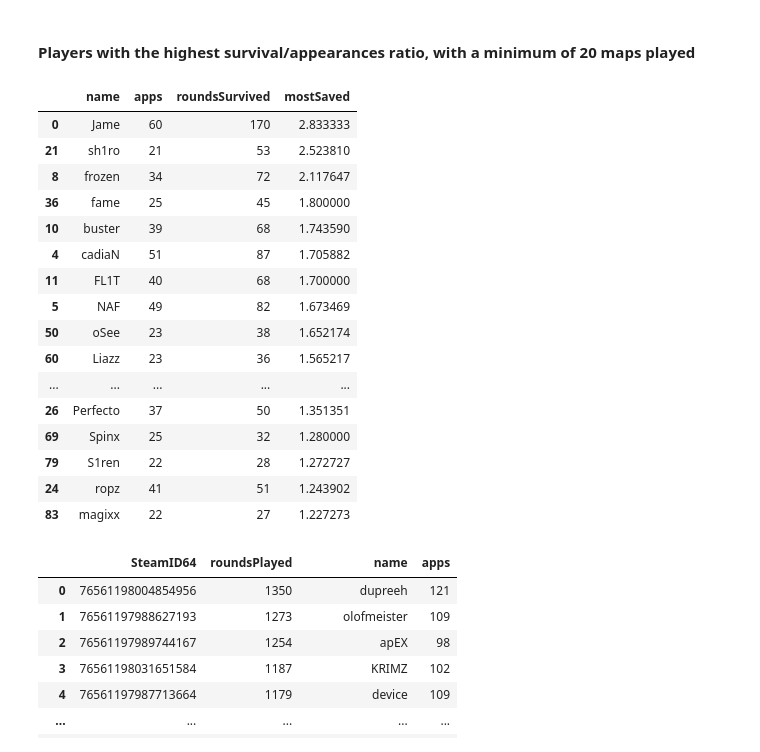
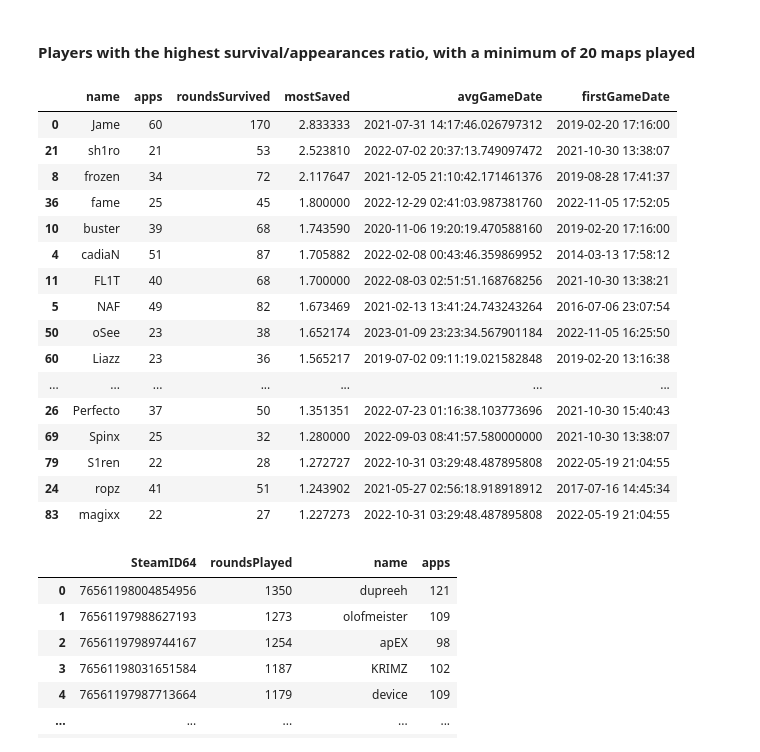
Before and after one commit to bevan-philip/have-cs-rounds-become-slower, a Jupyter notebook: analysis.ipynb, the cells around one changed output. Cells and saved outputs as stored; diff of their text form; code cells hidden in the pictures.

```diff
--- a/analysis.ipynb
+++ b/analysis.ipynb
@@ -30,6 +32,7 @@ csgo_df['lastKillToEndS'] = csgo_df['lastKillToEnd']/csgo_df['tickrate']
 csgo_df["team_a_players"] = csgo_df.team_a_players.apply(lambda x: sorted(map(int, x[1:-1].split(','))))
 csgo_df["team_b_players"] = csgo_df.team_b_players.apply(lambda x: sorted(map(int, x[1:-1].split(','))))
 csgo_df["losingPlayers"] = np.where(csgo_df["losingTeamName"] == csgo_df["team_a"],  csgo_df["team_a_players"], csgo_df["team_b_players"])
+csgo_df["players"] = csgo_df["team_a_players"] + csgo_df["team_b_players"]
 
 # Converting nade/kill ticks into relative datapoints
 csgo_df['heTicks'] = csgo_df.heTicks.apply(lambda x: sorted(map(int, x[1:-1].split(','))) if x != "null" else [])
@@ -129,3 +142,9 @@ moloG.plot()
+# %%
+time = csgo_df[["players", "timeUnix"]].explode("players").groupby("players").agg(list)
+time["avgGameDate"] = time["timeUnix"].apply(np.mean)
+time["firstGameDate"] = time["timeUnix"].apply(lambda x: sorted(x)[0])
+# time["avgGameDate"] = time["avgGameDate"].apply(lambda x: pd.to_datetime(x, unit='s'))
+time = time[["avgGameDate", "firstGameDate"]]
 # %% [markdown]
 ### Calculating the players that save the most
 # %%
@@ -159,5 +178,5 @@ survivingRounds.losingPlayers.explode().value_counts().to_frame().reset_index().
 #### Players that have saved the most
 # %%
 csgo_df["survivingPlayers"] = csgo_df.survivingPlayers.apply(lambda x: sorted(map(int, x[1:-1].split(','))) if x != 'null' else None)
-savingPlayers = csgo_df.survivingPlayers.explode().value_counts().to_frame().reset_index(names="SteamID64").rename(columns={"survivingPlayers": "roundsSurvived"}).merge(players_df)
+savingPlayers = csgo_df.survivingPlayers.explode().value_counts().to_frame().reset_index(names="SteamID64").rename(columns={"survivingPlayers": "roundsSurvived"}).merge(players_df).merge(time, left_on="SteamID64", right_on="players")
 # %%
@@ -183,0 +201,4 @@ savingPlayers['mostSaved'] = savingPlayers['roundsSurvived']/savingPlayers['apps
+# %%
+savingPlayers['mostSaved'] = savingPlayers['roundsSurvived']/savingPlayers['apps']
+savingPlayers["avgGameDate"] = savingPlayers["avgGameDate"].apply(lambda x: pd.to_datetime(x, unit='s'))
+savingPlayers["firstGameDate"] = savingPlayers["firstGameDate"].apply(lambda x: pd.to_datetime(x, unit='s'))
@@ -206,25 +248,25 @@ savingPlayers.loc[savingPlayers['apps'] > 20 ].sort_values(by='mostSaved').head(
 # %% [markdown]
 #### Players with the highest survival/appearances ratio, with a minimum of 20 maps played
 # %%
-savingPlayers.loc[savingPlayers['apps'] > 20 ].sort_values(by='mostSaved', ascending=False).head(20)[['name', 'apps', 'roundsSurvived', 'mostSaved']]
+savingPlayers.loc[savingPlayers['apps'] > 20 ].sort_values(by='mostSaved', ascending=False).head(20)[['name', 'apps', 'roundsSurvived', 'mostSaved', 'avgGameDate', 'firstGameDate']]
 # %% [output]
-|  | name | apps | roundsSurvived | mostSaved |
-| 0 | Jame | 60 | 170 | 2.833333 |
-| 21 | sh1ro | 21 | 53 | 2.523810 |
-| 8 | frozen | 34 | 72 | 2.117647 |
-| 36 | fame | 25 | 45 | 1.800000 |
-| 10 | buster | 39 | 68 | 1.743590 |
-| 4 | cadiaN | 51 | 87 | 1.705882 |
-| 11 | FL1T | 40 | 68 | 1.700000 |
-| 5 | NAF | 49 | 82 | 1.673469 |
-| 50 | oSee | 23 | 38 | 1.652174 |
-| 60 | Liazz | 23 | 36 | 1.565217 |
-| ... | ... | ... | ... | ... |
-| 26 | Perfecto | 37 | 50 | 1.351351 |
-| 69 | Spinx | 25 | 32 | 1.280000 |
-| 79 | S1ren | 22 | 28 | 1.272727 |
-| 24 | ropz | 41 | 51 | 1.243902 |
-| 83 | magixx | 22 | 27 | 1.227273 |
+|  | name | apps | roundsSurvived | mostSaved | avgGameDate | firstGameDate |
+| 0 | Jame | 60 | 170 | 2.833333 | 2021-07-31 14:17:46.026797312 | 2019-02-20 17:16:00 |
+| 21 | sh1ro | 21 | 53 | 2.523810 | 2022-07-02 20:37:13.749097472 | 2021-10-30 13:38:07 |
+| 8 | frozen | 34 | 72 | 2.117647 | 2021-12-05 21:10:42.171461376 | 2019-08-28 17:41:37 |
+| 36 | fame | 25 | 45 | 1.800000 | 2022-12-29 02:41:03.987381760 | 2022-11-05 17:52:05 |
+| 10 | buster | 39 | 68 | 1.743590 | 2020-11-06 19:20:19.470588160 | 2019-02-20 17:16:00 |
+| 4 | cadiaN | 51 | 87 | 1.705882 | 2022-02-08 00:43:46.359869952 | 2014-03-13 17:58:12 |
+| 11 | FL1T | 40 | 68 | 1.700000 | 2022-08-03 02:51:51.168768256 | 2021-10-30 13:38:21 |
+| 5 | NAF | 49 | 82 | 1.673469 | 2021-02-13 13:41:24.743243264 | 2016-07-06 23:07:54 |
+| 50 | oSee | 23 | 38 | 1.652174 | 2023-01-09 23:23:34.567901184 | 2022-11-05 16:25:50 |
+| 60 | Liazz | 23 | 36 | 1.565217 | 2019-07-02 09:11:19.021582848 | 2019-02-20 13:16:38 |
+| ... | ... | ... | ... | ... | ... | ... |
+| 26 | Perfecto | 37 | 50 | 1.351351 | 2022-07-23 01:16:38.103773696 | 2021-10-30 15:40:43 |
+| 69 | Spinx | 25 | 32 | 1.280000 | 2022-09-03 08:41:57.580000000 | 2021-10-30 13:38:07 |
+| 79 | S1ren | 22 | 28 | 1.272727 | 2022-10-31 03:29:48.487895808 | 2022-05-19 21:04:55 |
+| 24 | ropz | 41 | 51 | 1.243902 | 2021-05-27 02:56:18.918918912 | 2017-07-16 14:45:34 |
+| 83 | magixx | 22 | 27 | 1.227273 | 2022-10-31 03:29:48.487895808 | 2022-05-19 21:04:55 |
 # %%
 csgo_df.losingPlayers.explode().value_counts().to_frame().reset_index().rename(columns={"index":"SteamID64", "losingPlayers": "roundsPlayed"}).merge(players_df)
 # %% [output]
```
Also changed, not shown: parts of 15 cells of this notebook.
